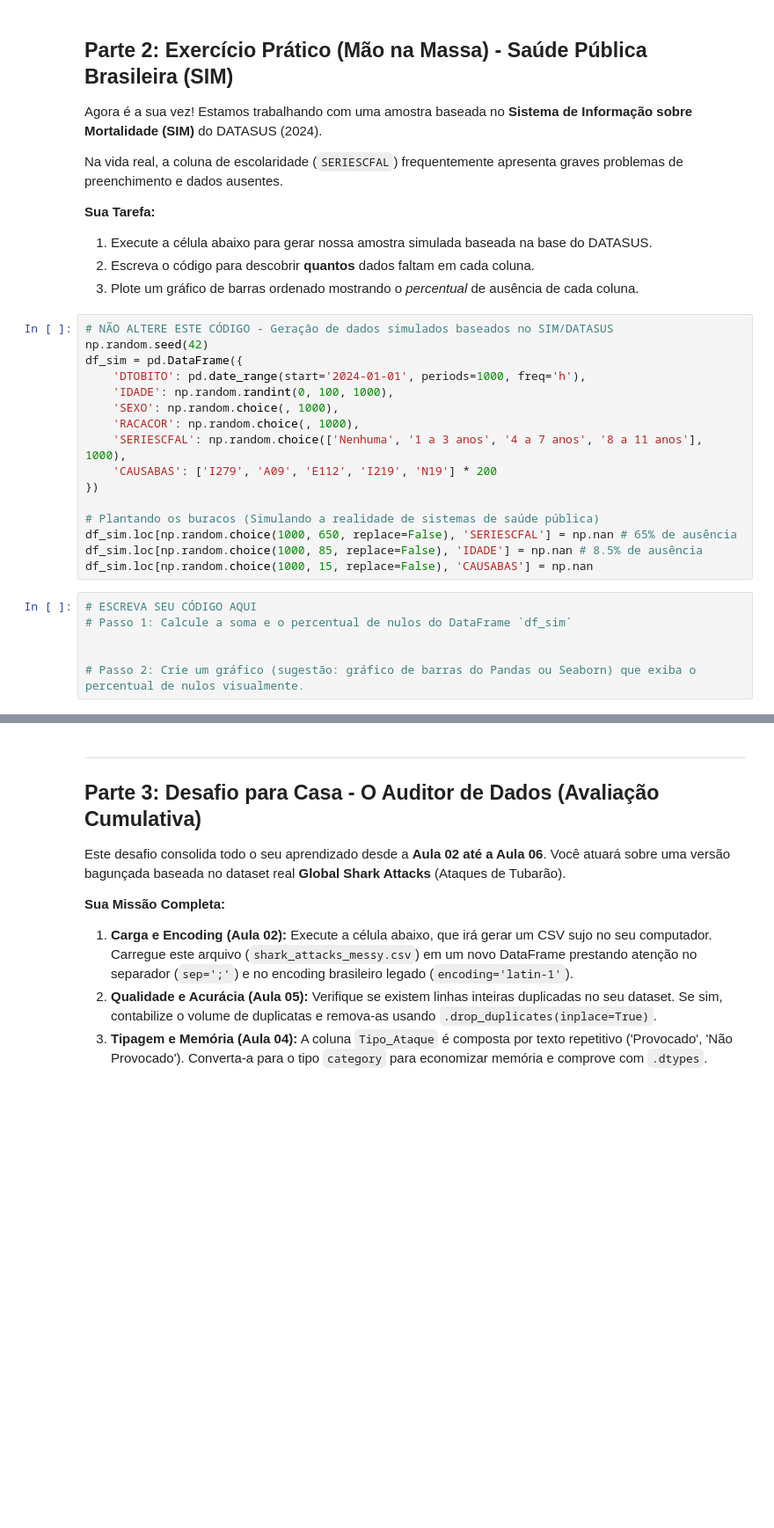
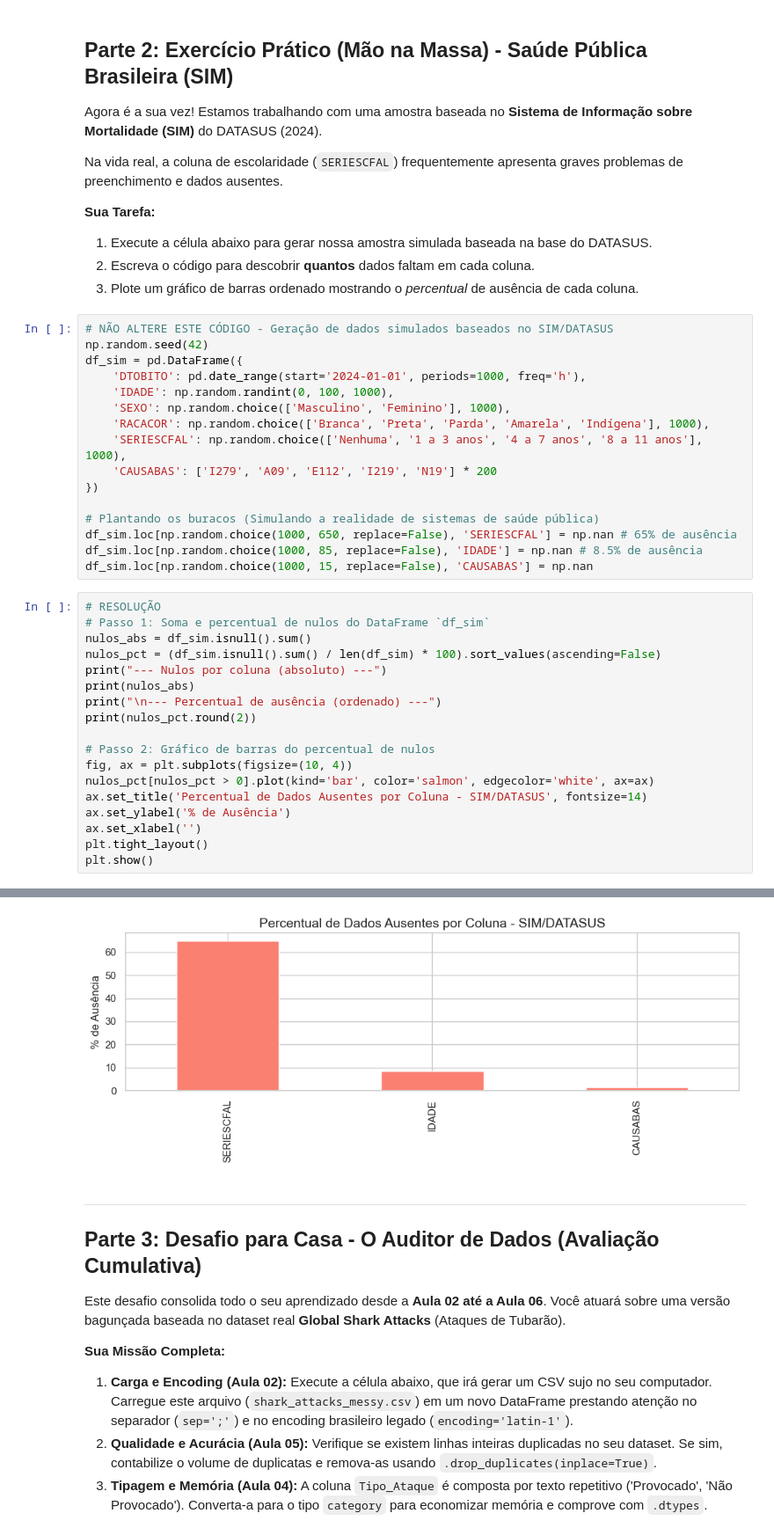
Before and after one commit to LuigiAjello/data-extraction-course, a Jupyter notebook: notebooks/Lab_04_missing_values_viz_iris_datasus.ipynb, the cells around one changed output, grey strips where cells are left out. Shown at 88% size. Drawn from its saved outputs; the diff is of its cells as text; blank space fills up the shorter version.

```diff
--- a/notebooks/Lab_04_missing_values_viz_iris_datasus.ipynb
+++ b/notebooks/Lab_04_missing_values_viz_iris_datasus.ipynb
@@ -64,8 +72,8 @@ np.random.seed(42)
 df_sim = pd.DataFrame({
     'DTOBITO': pd.date_range(start='2024-01-01', periods=1000, freq='h'),
     'IDADE': np.random.randint(0, 100, 1000),
-    'SEXO': np.random.choice(, 1000),
-    'RACACOR': np.random.choice(, 1000),
+    'SEXO': np.random.choice(['Masculino', 'Feminino'], 1000),
+    'RACACOR': np.random.choice(['Branca', 'Preta', 'Parda', 'Amarela', 'Indígena'], 1000),
     'SERIESCFAL': np.random.choice(['Nenhuma', '1 a 3 anos', '4 a 7 anos', '8 a 11 anos'], 1000),
     'CAUSABAS': ['I279', 'A09', 'E112', 'I219', 'N19'] * 200
 })
@@ -74,9 +82,22 @@ df_sim = pd.DataFrame({
 df_sim.loc[np.random.choice(1000, 650, replace=False), 'SERIESCFAL'] = np.nan # 65% de ausência
 df_sim.loc[np.random.choice(1000, 85, replace=False), 'IDADE'] = np.nan # 8.5% de ausência
 df_sim.loc[np.random.choice(1000, 15, replace=False), 'CAUSABAS'] = np.nan
-# %%
-# ESCREVA SEU CÓDIGO AQUI
-# Passo 1: Calcule a soma e o percentual de nulos do DataFrame `df_sim`
-
-
-# Passo 2: Crie um gráfico (sugestão: gráfico de barras do Pandas ou Seaborn) que exiba o percentual de nulos visualmente.
+# %%
+# RESOLUÇÃO
+# Passo 1: Soma e percentual de nulos do DataFrame `df_sim`
+nulos_abs = df_sim.isnull().sum()
+nulos_pct = (df_sim.isnull().sum() / len(df_sim) * 100).sort_values(ascending=False)
+print("--- Nulos por coluna (absoluto) ---")
+print(nulos_abs)
+print("\n--- Percentual de ausência (ordenado) ---")
+print(nulos_pct.round(2))
+
+# Passo 2: Gráfico de barras do percentual de nulos
+fig, ax = plt.subplots(figsize=(10, 4))
+nulos_pct[nulos_pct > 0].plot(kind='bar', color='salmon', edgecolor='white', ax=ax)
+ax.set_title('Percentual de Dados Ausentes por Coluna - SIM/DATASUS', fontsize=14)
+ax.set_ylabel('% de Ausência')
+ax.set_xlabel('')
+plt.tight_layout()
+plt.show()
+# %% [output]
@@ -83,3 +121,4 @@ df_sim.loc[np.random.choice(1000, 15, replace=False), 'CAUSABAS'] = np.nan
+[figure, added]
 # %% [markdown]
 ---
 
```
Also changed, not shown: parts of 5 cells of this notebook, 8 other files.
